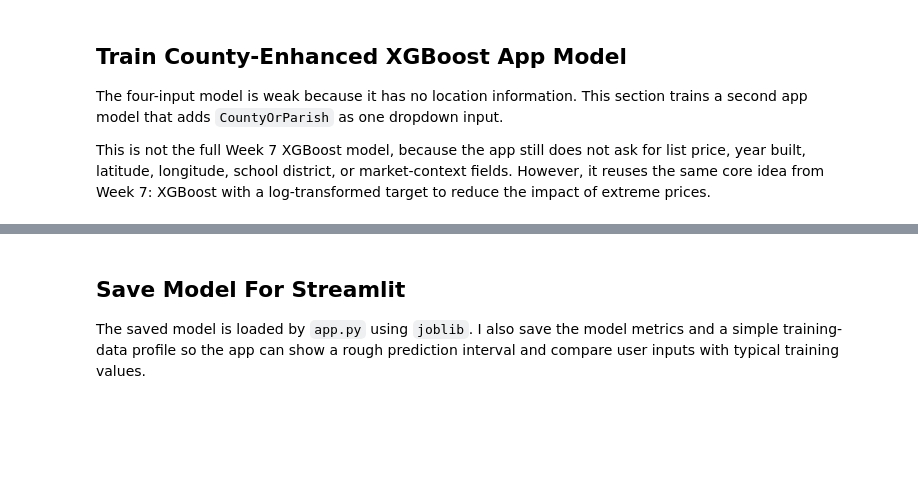
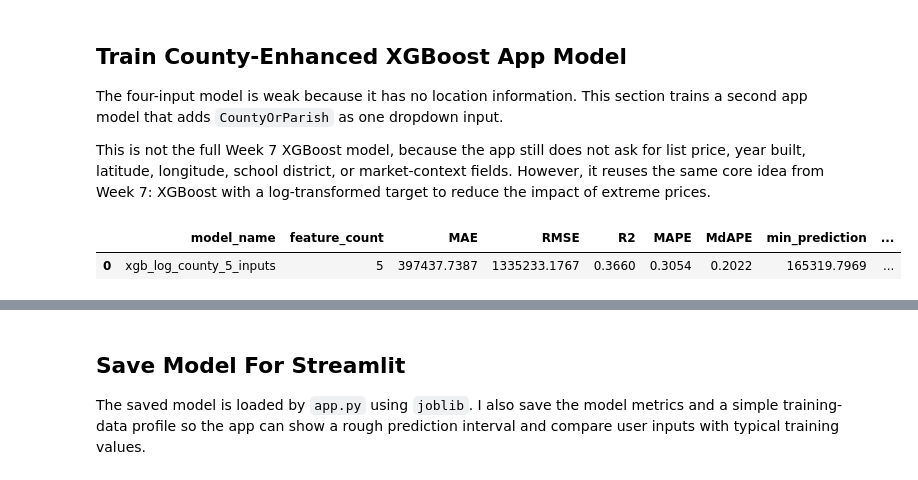
Before and after one commit to rsm-mem032/IDX-Data-Scientist-Intern-Summer2026, a Jupyter notebook: notebooks/07_streamlit_app_model.ipynb, the cells around one changed output, grey strips where cells are left out. Saved outputs shown, nothing was run; the diff lists cells and outputs as text; code cells hidden in the pictures; blank space fills up the shorter version.

```diff
--- a/notebooks/07_streamlit_app_model.ipynb
+++ b/notebooks/07_streamlit_app_model.ipynb
@@ -302,7 +352,9 @@ The four-input model is weak because it has no location information. This sectio
 This is not the full Week 7 XGBoost model, because the app still does not ask for list price, year built, latitude, longitude, school district, or market-context fields. However, it reuses the same core idea from Week 7: XGBoost with a log-transformed target to reduce the impact of extreme prices.
 # %%
 def make_mixed_preprocessor(feature_cols, fit_df):
-    numeric_features = fit_df[feature_cols].select_dtypes(include=["number"]).columns.tolist()
+    numeric_features = (
+        fit_df[feature_cols].select_dtypes(include=["number"]).columns.tolist()
+    )
     categorical_features = [col for col in feature_cols if col not in numeric_features]
 
     numeric_transformer = Pipeline(
@@ -344,31 +396,35 @@ def make_xgb_county_pipeline(feature_cols, fit_df):
         steps=[
             ("preprocess", make_mixed_preprocessor(feature_cols, fit_df)),
             ("model", xgb),
         ]
     )
     return TransformedTargetRegressor(
         regressor=pipeline,
         func=np.log1p,
         inverse_func=np.expm1,
     )
 
+
 X_train_advanced = train_df[advanced_features].copy()
 X_test_advanced = test_df[advanced_features].copy()
 
 advanced_model = make_xgb_county_pipeline(advanced_features, train_df)
 advanced_model.fit(X_train_advanced, y_train)
 advanced_preds = np.maximum(advanced_model.predict(X_test_advanced), 0)
 advanced_metrics = evaluate_predictions(y_test, advanced_preds)
 
 advanced_results_df = pd.DataFrame(
     [
         {
             "model_name": "xgb_log_county_5_inputs",
             "feature_count": len(advanced_features),
             **advanced_metrics,
         }
     ]
 )
 
 display(advanced_results_df)
+# %% [output]
+|  | model_name | feature_count | MAE | RMSE | R2 | MAPE | MdAPE | min_prediction | ... |
+| 0 | xgb_log_county_5_inputs | 5 | 397437.7387 | 1335233.1767 | 0.3660 | 0.3054 | 0.2022 | 165319.7969 | ... |
 # %%
```
Also changed, not shown: parts of 9 cells of this notebook, 2 other files.
